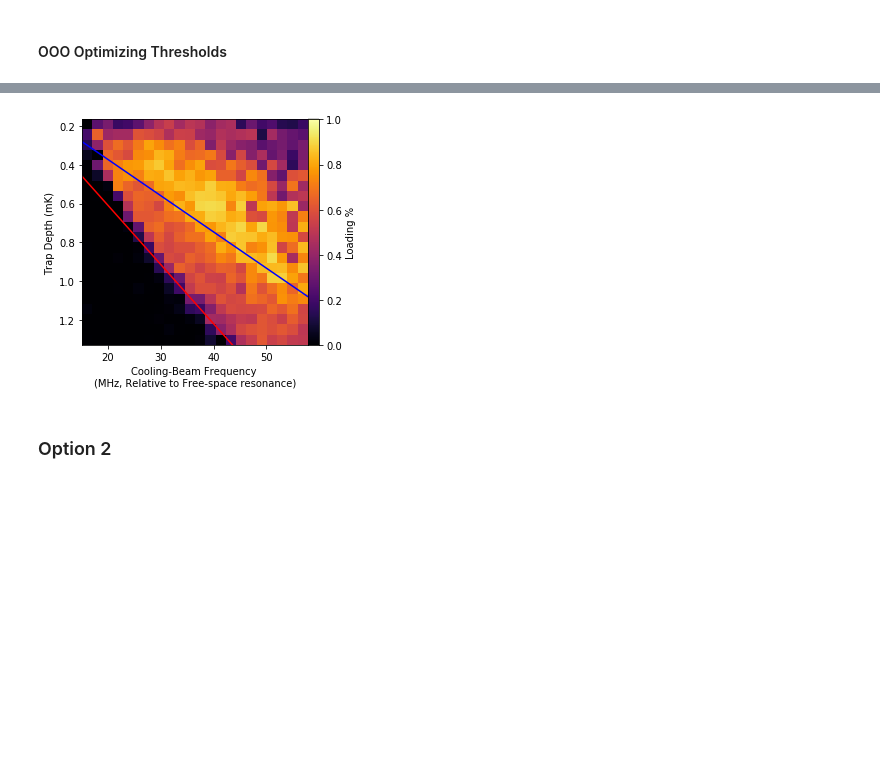
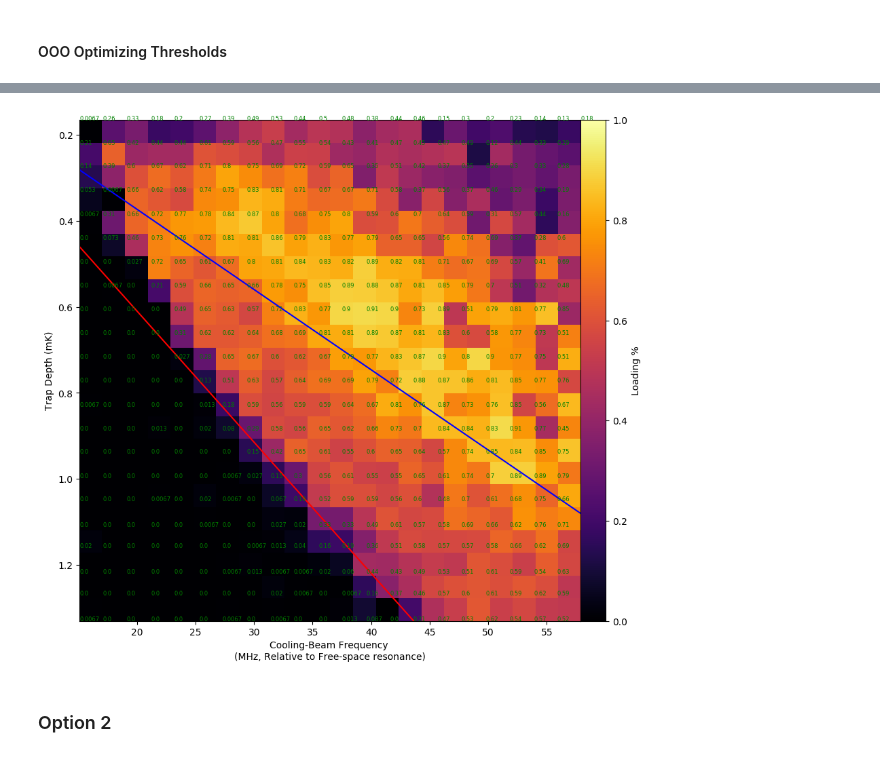
Before and after one commit to aquirdTurtle/Data-Analysis-Code, a Jupyter notebook: Grey-Loading-Paper/Data_Analysis_And_Figures.ipynb, the cells around one changed output, grey strips where cells are left out. Cells and saved outputs as stored; diff of their text form; code cells hidden in the pictures; blank space fills up the shorter version.

```diff
--- a/Grey-Loading-Paper/Data_Analysis_And_Figures.ipynb
+++ b/Grey-Loading-Paper/Data_Analysis_And_Figures.ipynb
@@ -273,8 +276,8 @@ def makeVid(pics, gifAddress, videoType, fileAddress=None, dur=1, lim=None, incl
 # %%
-res = mp.Survival(rerng_exp_file, [3,2,2,10,10], subtractEdgeCounts=False);
+res = mp.Survival(rerng_exp_file, [3,2,2,10,10], subtractEdgeCounts=False, transThresholdSame=True);
 ( key, transferData, transferErrs, loadingRate, fits, avgFit, genAvgs, genErrs, pic1Data,
   centers, avgTransferPic, transVarAvg, transVarErr, avgTransferData, avgTransferErr,
-  loadAtomImages, transAtomImages, pic2Data) = res
+  loadAtomImages, transAtomImages, pic2Data, loadThresholds, transThresholds) = res
 # %% [output]
 Number of Pictures: 10000
 Picture Dimensions: 25 x 23
@@ -292,4 +292,6 @@ with exp.ExpFile(rerng_exp_file) as f:
 # %%
+with exp.ExpFile(rerng_exp_file) as f:
+    pics = f.get_pics()
 count25 = 0
 survivalList=[]
 nomatch = 0
@@ -301,6 +303,7 @@ for l in finlocs:
 initPics36 = []
 finPics36 = []
 atomizedPics36 = []
+finAtomized36 = []
 initAtomized=[]
 
 with open(rerng_moves_record) as f:
@@ -338,15 +341,16 @@ with open(rerng_moves_record) as f:
             if (finNumAtoms >= 36):
                 count25 += 1
                 initPics36.append(pics[2*expnum])
-                initAtomized.append(sourcem)
-                atomizedPics36.append(sourcem + subm)
+                initAtomized.append(loadAtomImages[expnum])
+                atomizedPics36.append(loadAtomImages[expnum] + subm)
+                finAtomized36.append(transAtomImages[expnum])
                 finPics36.append(pics[2*expnum+1])
-                if False:
-                    f, ax = plt.subplots(1,6)
+                if True:
+                    f, ax = plt.subplots(1,6, figsize=(20,20))
                     plt.title(finNumAtoms)
                     ax[0].imshow(pics[2*expnum], origin='bottom')
                     ax[1].imshow(loadAtomImages[expnum], origin='bottom')
-                    ax[2].imshow(sourcem + subm, origin='bottom')
+                    ax[2].imshow(loadAtomImages[expnum] + subm, origin='bottom')
                     ax[3].imshow(pics[2*expnum+1], origin='bottom')
                     ax[4].imshow(transAtomImages[expnum], origin='bottom')
                     ax[5].imshow(transAtomImages[expnum] * subm, origin='bottom')
@@ -465,12 +654,12 @@ key1_1, key2_1 = key_grey[:,0], key_grey[:,1]
 key1_1 = np.sort(np.unique(key1_1))
 key2_1 = np.sort(np.unique(key2_1))
 im_2dscan_1 = np.zeros((len(key1_1),len(key2_1)))
-err_2d_1 = np.zeros((len(key1_1), len(key2_1)))
+err_2d_1 = [[[] for _ in key1_1] for _ in key2_1] #np.zeros((len(key1_1), len(key2_1)))
 for i, keyVal in enumerate(key_grey):
     i1 = np.where(key1_1==keyVal[0])[0][0]
     i2 = np.where(key2_1==keyVal[1])[0][0]
     im_2dscan_1[i2,i1] = avg_combined_grey[i]
-    err_2d_1[i2,i1] = errsCombined[i]
+    err_2d_1[i2][i1] = jeffreyInterval(avg_combined_grey[i],150)#errsCombined[i]
 
 #single_atom_analysis(None, 'Single Atom $\Lambda$-Enhanced Grey Molasses Loading', realsize=True, data=avg_combined_grey, err=errsCombined, key=key_grey, units='grey')
 """
@@ -590,6 +777,8 @@ for j, which in enumerate([44,45,54,55]):
 # %%
 f = plt.figure(figsize=(10,10))
 f.set_size_inches(4.25,4.25)
+im_2dscan = np.zeros((len(key2),len(key1)))
+err_2d = [[[] for _ in key1] for _ in key2]#np.zeros((len(key2),len(key1)))
 for i, keyVal in enumerate(key):
     try:
         i1 = np.where(key1==keyVal[0])[0][0]
@@ -600,12 +789,12 @@ for i, keyVal in enumerate(key):
     av = avgAvgLoading[i]
     im_2dscan[i2,i1] = av
     # 100 atoms, 100 reps per variation, gives the total rep count here. This is the error averaging over the different atoms.
-    err_2d[i2, i1] = np.sqrt(av*(1-av))/np.sqrt(100*100)
+    err_2d[i2][i1] = jeffreyInterval(av, 100*100) #np.sqrt(av*(1-av))/np.sqrt(100*100)
 
 f, ax = plt.subplots(4,6,figsize=(40,20))
 scaledKey = [misc.round_sig(D1_DacToFreq.f(k)) for k in key1]
-for i, (d, e, a) in enumerate(zip(im_2dscan, err_2d, ax.flatten())):
-    a.errorbar(scaledKey, d * 100, yerr=e*100*10,ls='', marker='o', capsize=3,
+for i, (d, a) in enumerate(zip(im_2dscan, ax.flatten())):
+    a.errorbar(scaledKey, d * 100, yerr=arr(misc.transpose(err_2d[i]))*100,ls='', marker='o', capsize=3,
                label=misc.round_sig_str(TweezerPowerToDepth.f(key2[i])/100.0) + 'mK', color='r')
     plt.sca(a)
     plt.grid(True)
@@ -773,29 +1055,29 @@ ax1.set_zlim(0,1);
 # %%
 repsPerVar = 150
 borders = [0,4,7,11,60,290,310,350,400,450,500]
 errs, pixels, thresh, data = [[None for _ in range(len(borders)-1)] for _ in range(4)]
 for bi in range(len(borders)-1):
     begin, end = borders[bi:bi+2]
     res = ma.standardPopulationAnalysis(grey_mol_file, [[2,2]], 0, 1, dataRange=np.arange(begin,end),
                                         picSlice=[begin*repsPerVar,repsPerVar*end], quiet=True);
     errs[bi], thresh[bi], pixels[bi], data[bi] = res[4][0], res[1][0], res[0][0], res[5][0]
 with exp.ExpFile(grey_mol_file) as f:
     kn, key_grey = f.get_key()
 # # (to see where I set threshold regions)
 #x_i = 0
 #for p, t in zip(pixels, thresh):
 #    plot(np.arange(x_i, x_i + len(p)), p, '.', markersize=1)
 #    hlines(t, xmin=x_i, xmax=x_i + len(p),color='k')
 #    x_i += len(p)
 avg_combined_grey = []
 errsCombined = []
 for e, l in zip(errs, data):
     avg_combined_grey += l
     errsCombined += e
-single_atom_analysis_(None, 'Single_Atom_Grey_2D_Scan', realsize=True, data=avg_combined_grey, err=errsCombined,
-                      key=key_grey, units='grey', save=True)
+single_atom_analysis_(None, 'Single_Atom_Grey_2D_Scan', realsize=False, data=avg_combined_grey, err=errsCombined,
+                      key=key_grey, units='grey', save=True, showVals=True)
 # %% [output]
-[figure, old version]
+[figure, new version]
 # %% [markdown]
 ### Option 2
 # %%
```
Also changed, not shown: parts of 56 cells of this notebook, 4 other files.
